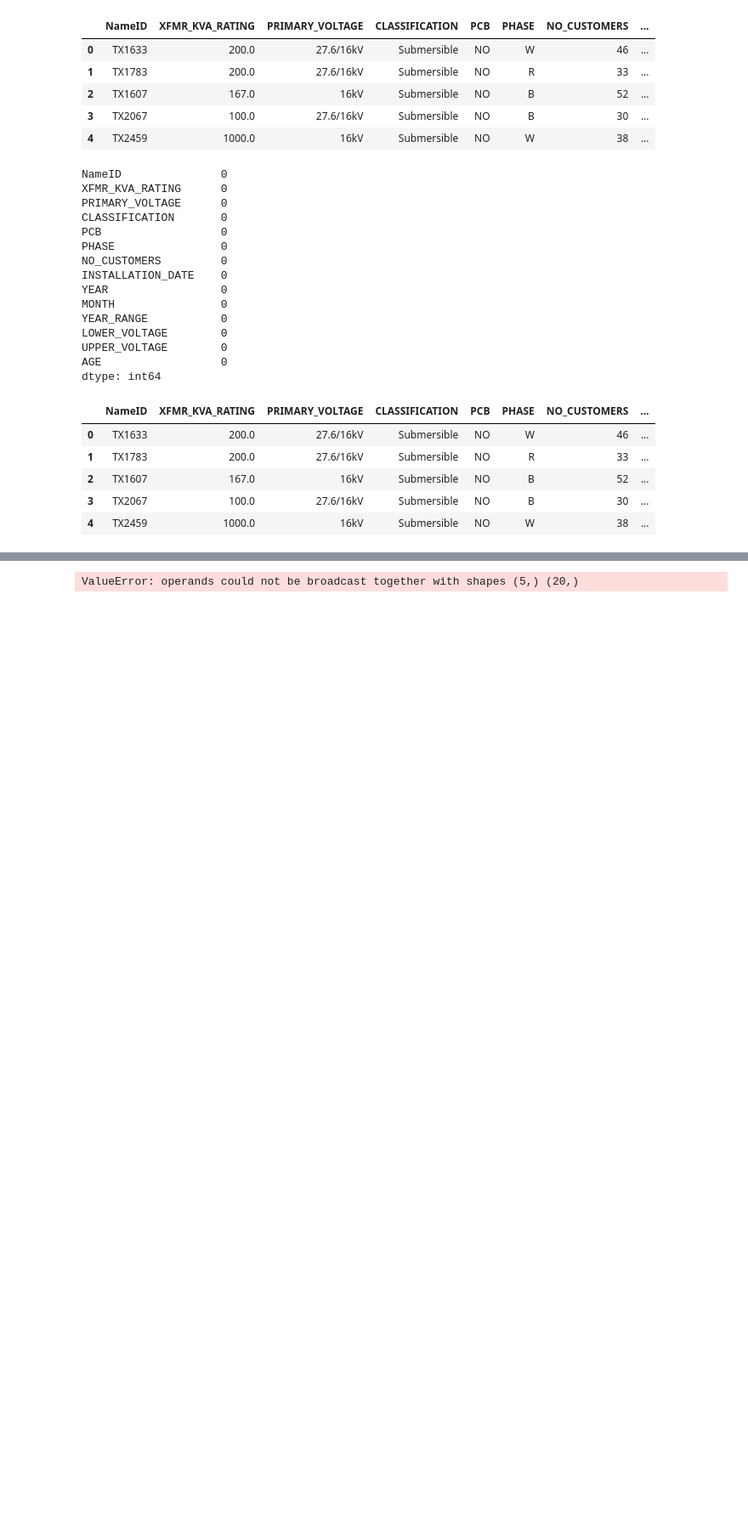
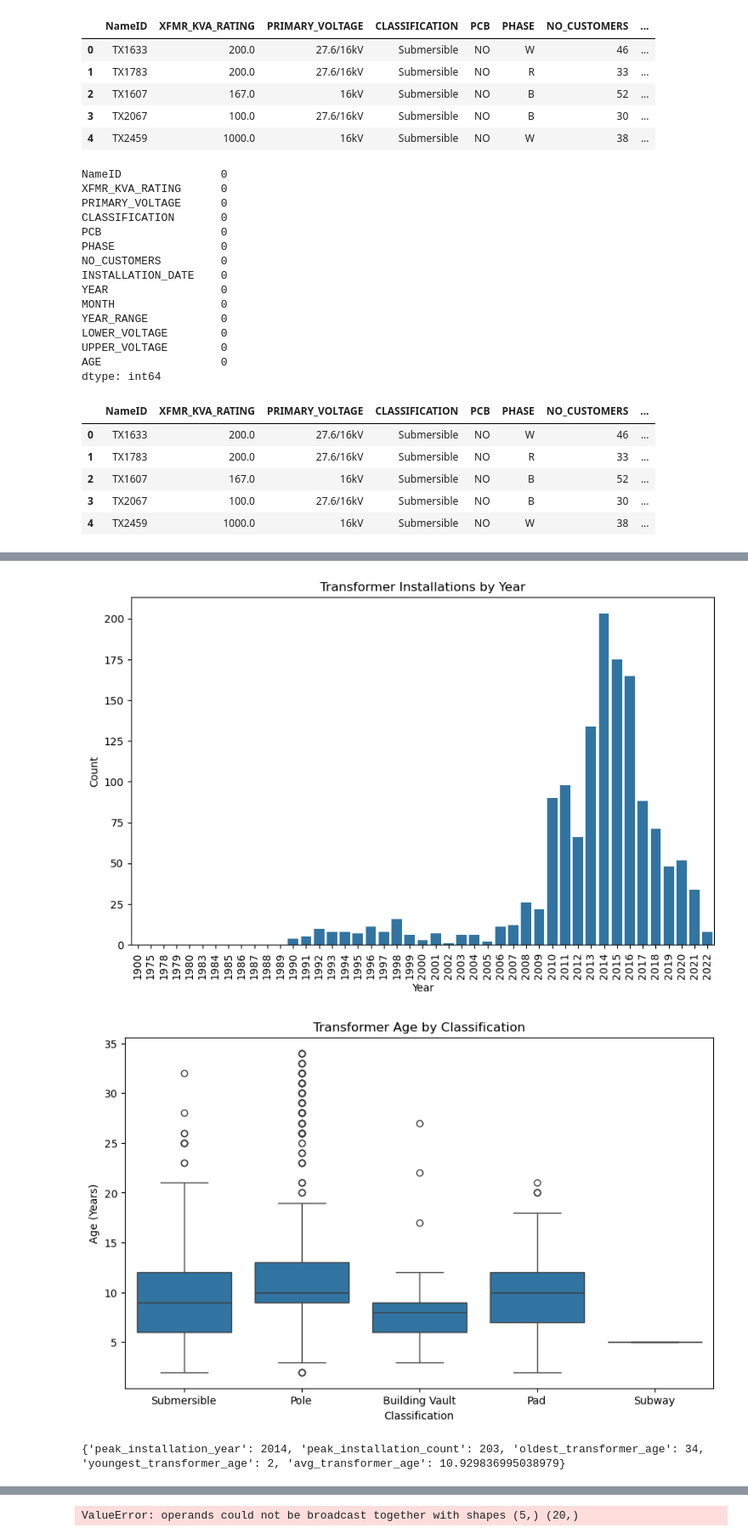
Before and after one commit to karan271/Electric-Transformers-Overload, a Jupyter notebook: TX_data.ipynb, the cells around one changed output, grey strips where cells are left out. Shown: that part at 85% size. Cells and saved outputs as stored; diff of their text form; code cells hidden in the pictures; blank space fills up the shorter version.

```diff
--- a/TX_data.ipynb
+++ b/TX_data.ipynb
@@ -595,0 +621,13 @@ df.head()
+# %%
+num_cols1 = ['XFMR_KVA_RATING', 'AGE', 'CUSTOMER_DENSITY']
+# %%
+from scipy import stats
+
+# Function to remove outliers using Z-score
+def remove_outliers_zscore(data, cols, threshold=3):
+    for col in cols:
+        data = data[(np.abs(stats.zscore(data[col])) < threshold)]
+    return data
+
+# Apply the Z-score method with a threshold of 3 standard deviations
+data_cleaned = remove_outliers_zscore(df, num_cols1, threshold=3)
@@ -595,0 +640,39 @@ df.head()
+# %%
+# Installation Year Analysis
+plt.figure(figsize=(10, 6))
+sns.countplot(x=data_cleaned['YEAR'], order=sorted(df['YEAR'].unique()))
+plt.xticks(rotation=90)
+plt.title("Transformer Installations by Year")
+plt.xlabel("Year")
+plt.ylabel("Count")
+plt.show()
+
+results = {}
+
+installation_year_counts = data_cleaned['YEAR'].value_counts()
+peak_installation_year = installation_year_counts.idxmax()
+peak_installation_count = installation_year_counts.max()
+results['peak_installation_year'] = peak_installation_year
+results['peak_installation_count'] = peak_installation_count
+
+# Box Plot for Transformer Age vs. Classification
+# Calculate Transformer Age (assuming current year is 2024)
+plt.figure(figsize=(10, 6))
+sns.boxplot(x='CLASSIFICATION', y='AGE', data=data_cleaned)
+plt.title("Transformer Age by Classification")
+plt.xlabel("Classification")
+plt.ylabel("Age (Years)")
+plt.show()
+
+oldest_transformer_age = data_cleaned['AGE'].max()
+youngest_transformer_age = data_cleaned['AGE'].min()
+avg_transformer_age = data_cleaned['AGE'].mean()
+results['oldest_transformer_age'] = oldest_transformer_age
+results['youngest_transformer_age'] = youngest_transformer_age
+results['avg_transformer_age'] = avg_transformer_age
+
+print(results)
+# %% [output]
+[figure, added]
+[figure, added]
+{'peak_installation_year': 2014, 'peak_installation_count': 203, 'oldest_transformer_age': 34, 'youngest_transformer_age': 2, 'avg_transformer_age': 10.929836995038979}
```
Also changed, not shown: parts of 15 cells of this notebook, 5 other files.
